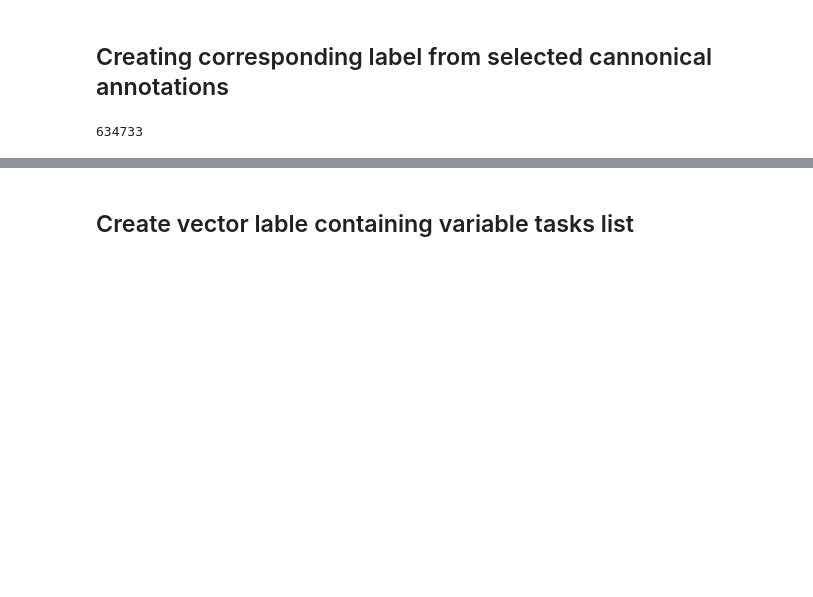
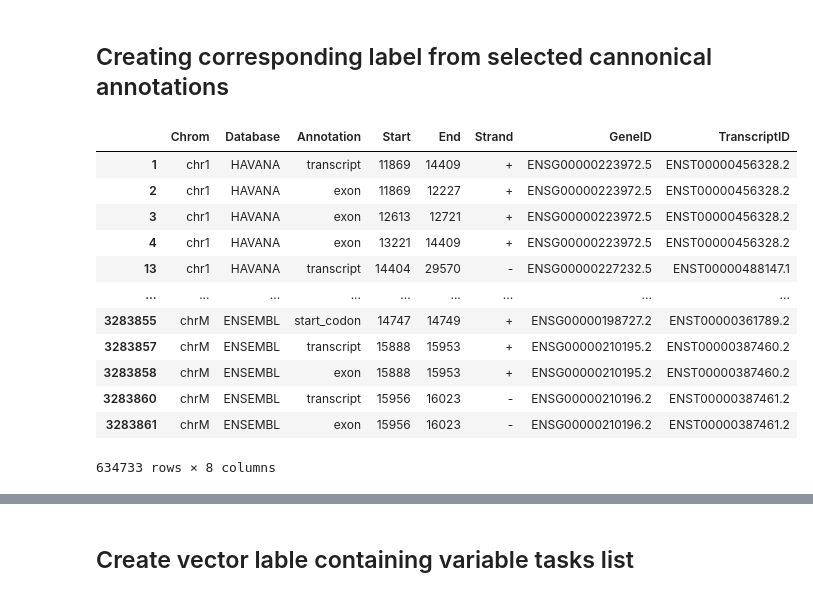
Before and after one commit to amberT15/RNA_multitask, a Jupyter notebook: data_generation/annotation_dataset.ipynb, the cells around one changed output, grey strips where cells are left out. Saved outputs shown, nothing was run; the diff lists cells and outputs as text; code cells hidden in the pictures; blank space fills up the shorter version.

```diff
--- a/data_generation/annotation_dataset.ipynb
+++ b/data_generation/annotation_dataset.ipynb
@@ -41,9 +63,21 @@ cannonical_df.to_csv('./data/annotation/cannonical_annotation.csv',sep='\t',
 import pandas as pd
 import numpy as np
 # %%
-annot_df = pd.read_csv('./data/annotation/cannonical_annotation.csv',sep='\t',index_col=0)
+annot_df = pd.read_csv('../data/annotation/cannonical_annotation.csv',sep='\t',index_col=0)
 annot_df=annot_df[annot_df['Annotation'] != 'gene']
-# %%
-len(annot_df)
-# %% [output]
-634733
+# %%
+annot_df
+# %% [output]
+|  | Chrom | Database | Annotation | Start | End | Strand | GeneID | TranscriptID |
+| 1 | chr1 | HAVANA | transcript | 11869 | 14409 | + | ENSG00000223972.5 | ENST00000456328.2 |
+| 2 | chr1 | HAVANA | exon | 11869 | 12227 | + | ENSG00000223972.5 | ENST00000456328.2 |
+| 3 | chr1 | HAVANA | exon | 12613 | 12721 | + | ENSG00000223972.5 | ENST00000456328.2 |
+| 4 | chr1 | HAVANA | exon | 13221 | 14409 | + | ENSG00000223972.5 | ENST00000456328.2 |
+| 13 | chr1 | HAVANA | transcript | 14404 | 29570 | - | ENSG00000227232.5 | ENST00000488147.1 |
+| ... | ... | ... | ... | ... | ... | ... | ... | ... |
+| 3283855 | chrM | ENSEMBL | start_codon | 14747 | 14749 | + | ENSG00000198727.2 | ENST00000361789.2 |
+| 3283857 | chrM | ENSEMBL | transcript | 15888 | 15953 | + | ENSG00000210195.2 | ENST00000387460.2 |
+| 3283858 | chrM | ENSEMBL | exon | 15888 | 15953 | + | ENSG00000210195.2 | ENST00000387460.2 |
+| 3283860 | chrM | ENSEMBL | transcript | 15956 | 16023 | - | ENSG00000210196.2 | ENST00000387461.2 |
+| 3283861 | chrM | ENSEMBL | exon | 15956 | 16023 | - | ENSG00000210196.2 | ENST00000387461.2 |
+634733 rows × 8 columns
```
Also changed, not shown: parts of 8 cells of this notebook, 8 other files.
